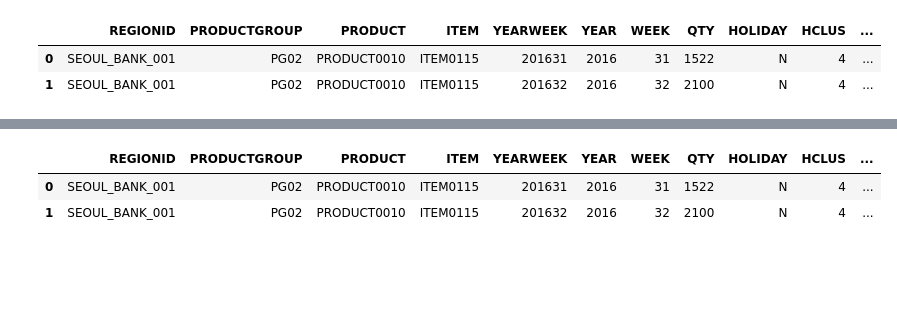
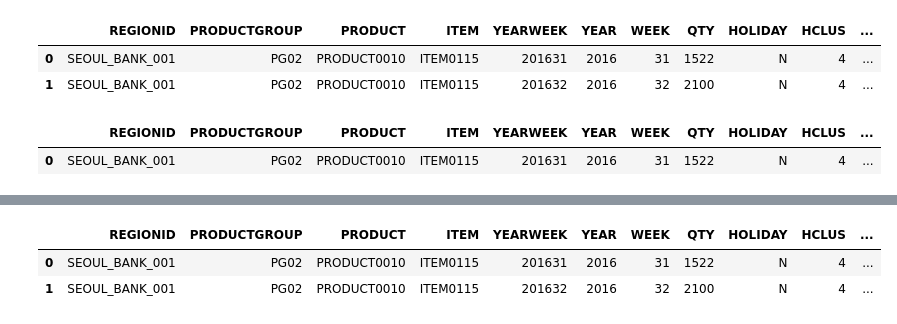
Before and after one commit to bearcho/sep3, a Jupyter notebook: 9월3일실습.ipynb, the cells around one changed output, grey strips where cells are left out. Drawn from its saved outputs; the diff is of its cells as text; code cells hidden in the pictures; blank space fills up the shorter version.

```diff
--- a/9월3일실습.ipynb
+++ b/9월3일실습.ipynb
@@ -297,5 +297,10 @@ finalResult_rf.head(2)
 | 1 | SEOUL_BANK_001 | PG02 | PRODUCT0010 | ITEM0115 | 201632 | 2016 | 32 | 2100 | N | 4 | ... |
 # %%
 totalResultDf = pd.concat( [testData_all,predictDf_lr,predictDf_rf], axis=1)
+# %%
+totalResultDf.head(1)
+# %% [output]
+|  | REGIONID | PRODUCTGROUP | PRODUCT | ITEM | YEARWEEK | YEAR | WEEK | QTY | HOLIDAY | HCLUS | ... |
+| 0 | SEOUL_BANK_001 | PG02 | PRODUCT0010 | ITEM0115 | 201631 | 2016 | 31 | 1522 | N | 4 | ... |
 # %%
 totalResultDf.rename(columns={"PREDICT":"PREDICT_DT"}, inplace = True)
```
Also changed, not shown: parts of 5 cells of this notebook.
